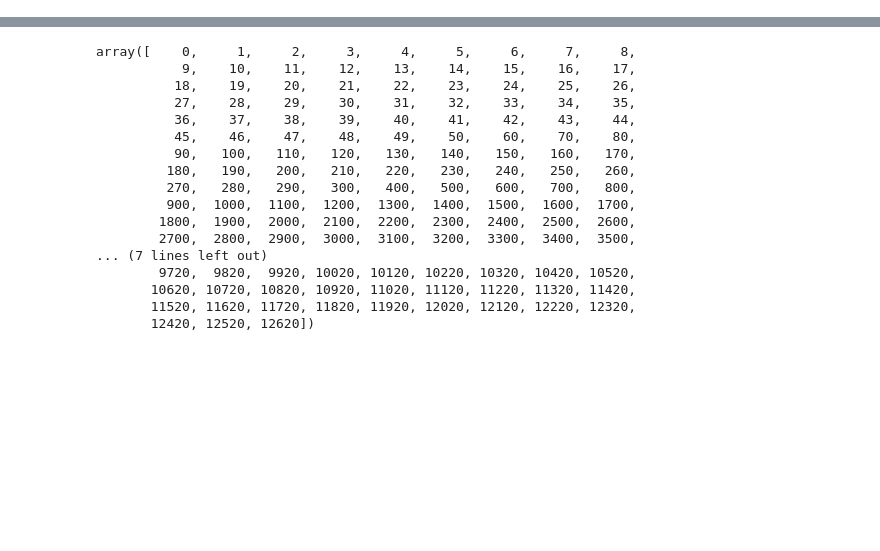
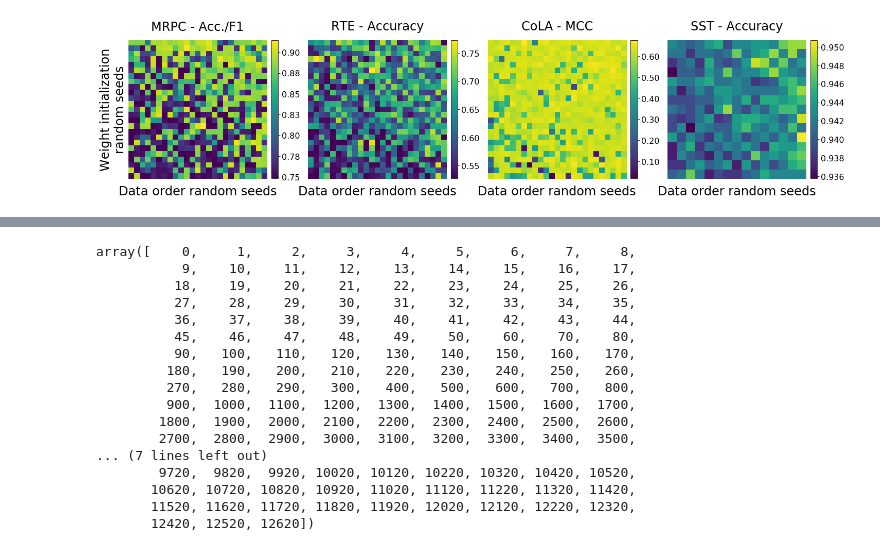
Before and after one commit to dodgejesse/bert_on_stilts, a Jupyter notebook: notebooks/data_vis.ipynb, the cells around one changed output, grey strips where cells are left out. Drawn from its saved outputs; the diff is of its cells as text; code cells hidden in the pictures; blank space fills up the shorter version.

```diff
--- a/notebooks/data_vis.ipynb
+++ b/notebooks/data_vis.ipynb
@@ -24,0 +224,40 @@ perf = {
+# %%
+def get_values(task, init_seed=None, data_seed=None, eval_every=1):
+    d = performances[task][eval_every]
+    if init_seed is not None and data_seed is not None:
+        return [d[(init_seed,data_seed)]]
+    if init_seed is not None:
+        return [d[(init_seed, data_seed)] for data_seed in data_seeds[task]]
+    if data_seed is not None:
+        return [d[(init_seed, data_seed)] for init_seed in init_seeds[task]]
+    return list(d.values())
+# %%
+# Matrix plots
+fontsize=20
+f, axs = plt.subplots(1, len(tasks), figsize=(12*1.5, 3*1.5))
+for idx,(task, ax) in enumerate(zip(tasks, axs)):
+    matrix = np.zeros((len(init_seeds[task]), len(data_seeds[task])))
+    sorted_init_seeds = sorted(init_seeds[task], key=lambda x: np.mean(get_values(task, init_seed=x, eval_every=1)))
+    sorted_data_seeds = sorted(data_seeds[task], key=lambda x: np.mean(get_values(task, data_seed=x, eval_every=1)))
+
+    for i, init_seed in enumerate(sorted_init_seeds[::-1]):
+        for j, data_seed in enumerate(sorted_data_seeds):
+            matrix[i][j] = get_values(task, init_seed, data_seed, True)[0]
+
+    ax = fig.add_subplot(1, len(tasks), idx+1)
+    im = ax.matshow(matrix)#, vmin=mean-2*std,vmax=mean+2*std)
+    plt.xlabel('Data order random seeds', fontsize=fontsize, labelpad=12)
+    if idx == 0: plt.ylabel('Weight initialization\nrandom seeds', fontsize=fontsize)
+    cbar = plt.colorbar(im,fraction=0.046, pad=0.03, format='%.3f' if idx==3 else '%.2f')
+    cbar.ax.tick_params(labelsize=16)
+    for n in ['right', 'top', 'bottom', 'left']: ax.spines[n].set_visible(False)
+    plt.xticks([], []); plt.yticks([], [])
+
+#     plt.axis('off')
+    plt.title(names[task]+' - ' + perf_pretty[task], fontsize=fontsize)
+filename = '/home/ilharco/Desktop/data/matrix'
+# plt.ylabel('Weight initialization random seeds', fontsize=fontsize)
+
+plt.savefig(filename + '.pdf', bbox_inches='tight', format='pdf')
+# %% [output]
+[figure, added]
```
Also changed, not shown: parts of 39 cells of this notebook, 2 other files.
